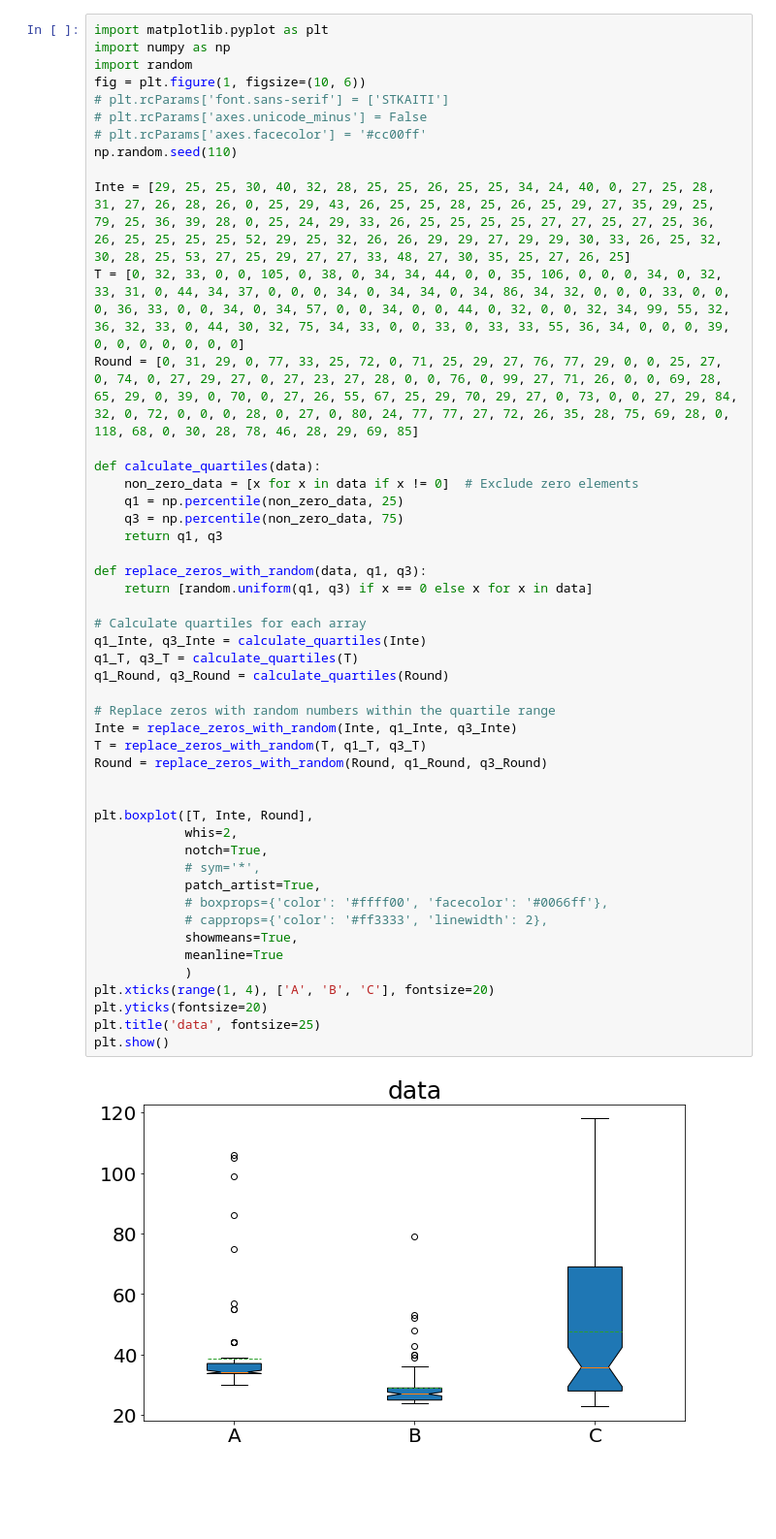
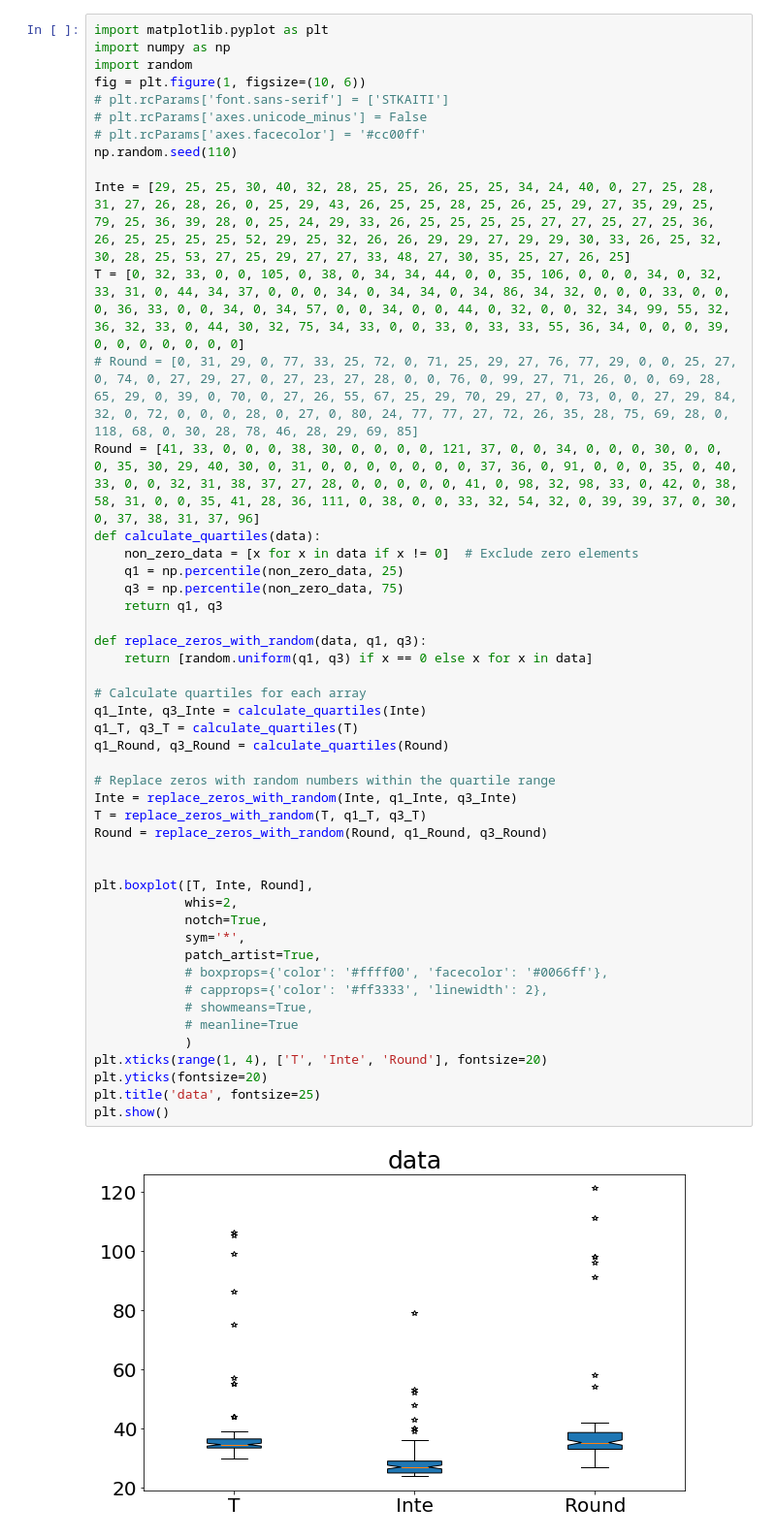
Before and after one commit to alanshuo123/AMACollision, a Jupyter notebook: src/agents/inference/inference.ipynb, the cells around one changed output. Shown at 97% size. Drawn from its saved outputs; the diff is of its cells as text; blank space fills up the shorter version.

```diff
--- a/src/agents/inference/inference.ipynb
+++ b/src/agents/inference/inference.ipynb
@@ -848,41 +749,41 @@ np.random.seed(110)
 
 Inte = [29, 25, 25, 30, 40, 32, 28, 25, 25, 26, 25, 25, 34, 24, 40, 0, 27, 25, 28, 31, 27, 26, 28, 26, 0, 25, 29, 43, 26, 25, 25, 28, 25, 26, 25, 29, 27, 35, 29, 25, 79, 25, 36, 39, 28, 0, 25, 24, 29, 33, 26, 25, 25, 25, 25, 27, 27, 25, 27, 25, 36, 26, 25, 25, 25, 25, 52, 29, 25, 32, 26, 26, 29, 29, 27, 29, 29, 30, 33, 26, 25, 32, 30, 28, 25, 53, 27, 25, 29, 27, 27, 33, 48, 27, 30, 35, 25, 27, 26, 25]
 T = [0, 32, 33, 0, 0, 105, 0, 38, 0, 34, 34, 44, 0, 0, 35, 106, 0, 0, 0, 34, 0, 32, 33, 31, 0, 44, 34, 37, 0, 0, 0, 34, 0, 34, 34, 0, 34, 86, 34, 32, 0, 0, 0, 33, 0, 0, 0, 36, 33, 0, 0, 34, 0, 34, 57, 0, 0, 34, 0, 0, 44, 0, 32, 0, 0, 32, 34, 99, 55, 32, 36, 32, 33, 0, 44, 30, 32, 75, 34, 33, 0, 0, 33, 0, 33, 33, 55, 36, 34, 0, 0, 0, 39, 0, 0, 0, 0, 0, 0, 0]
-Round = [0, 31, 29, 0, 77, 33, 25, 72, 0, 71, 25, 29, 27, 76, 77, 29, 0, 0, 25, 27, 0, 74, 0, 27, 29, 27, 0, 27, 23, 27, 28, 0, 0, 76, 0, 99, 27, 71, 26, 0, 0, 69, 28, 65, 29, 0, 39, 0, 70, 0, 27, 26, 55, 67, 25, 29, 70, 29, 27, 0, 73, 0, 0, 27, 29, 84, 32, 0, 72, 0, 0, 0, 28, 0, 27, 0, 80, 24, 77, 77, 27, 72, 26, 35, 28, 75, 69, 28, 0, 118, 68, 0, 30, 28, 78, 46, 28, 29, 69, 85]
-
+# Round = [0, 31, 29, 0, 77, 33, 25, 72, 0, 71, 25, 29, 27, 76, 77, 29, 0, 0, 25, 27, 0, 74, 0, 27, 29, 27, 0, 27, 23, 27, 28, 0, 0, 76, 0, 99, 27, 71, 26, 0, 0, 69, 28, 65, 29, 0, 39, 0, 70, 0, 27, 26, 55, 67, 25, 29, 70, 29, 27, 0, 73, 0, 0, 27, 29, 84, 32, 0, 72, 0, 0, 0, 28, 0, 27, 0, 80, 24, 77, 77, 27, 72, 26, 35, 28, 75, 69, 28, 0, 118, 68, 0, 30, 28, 78, 46, 28, 29, 69, 85]
+Round = [41, 33, 0, 0, 0, 38, 30, 0, 0, 0, 0, 121, 37, 0, 0, 34, 0, 0, 0, 30, 0, 0, 0, 35, 30, 29, 40, 30, 0, 31, 0, 0, 0, 0, 0, 0, 0, 37, 36, 0, 91, 0, 0, 0, 35, 0, 40, 33, 0, 0, 32, 31, 38, 37, 27, 28, 0, 0, 0, 0, 0, 41, 0, 98, 32, 98, 33, 0, 42, 0, 38, 58, 31, 0, 0, 35, 41, 28, 36, 111, 0, 38, 0, 0, 33, 32, 54, 32, 0, 39, 39, 37, 0, 30, 0, 37, 38, 31, 37, 96]
 def calculate_quartiles(data):
     non_zero_data = [x for x in data if x != 0]  # Exclude zero elements
     q1 = np.percentile(non_zero_data, 25)
     q3 = np.percentile(non_zero_data, 75)
     return q1, q3
 
 def replace_zeros_with_random(data, q1, q3):
     return [random.uniform(q1, q3) if x == 0 else x for x in data]
 
 # Calculate quartiles for each array
 q1_Inte, q3_Inte = calculate_quartiles(Inte)
 q1_T, q3_T = calculate_quartiles(T)
 q1_Round, q3_Round = calculate_quartiles(Round)
 
 # Replace zeros with random numbers within the quartile range
 Inte = replace_zeros_with_random(Inte, q1_Inte, q3_Inte)
 T = replace_zeros_with_random(T, q1_T, q3_T)
 Round = replace_zeros_with_random(Round, q1_Round, q3_Round)
 
 
 plt.boxplot([T, Inte, Round],
             whis=2,
             notch=True,
-            # sym='*',
+            sym='*',
             patch_artist=True,
             # boxprops={'color': '#ffff00', 'facecolor': '#0066ff'},
             # capprops={'color': '#ff3333', 'linewidth': 2},
-            showmeans=True,
-            meanline=True
+            # showmeans=True,
+            # meanline=True
             )
-plt.xticks(range(1, 4), ['A', 'B', 'C'], fontsize=20)
+plt.xticks(range(1, 4), ['T', 'Inte', 'Round'], fontsize=20)
 plt.yticks(fontsize=20)
 plt.title('data', fontsize=25)
 plt.show()
 # %% [output]
-[figure, old version]
+[figure, new version]
```
Also changed, not shown: parts of 4 cells of this notebook, 8 other files.
